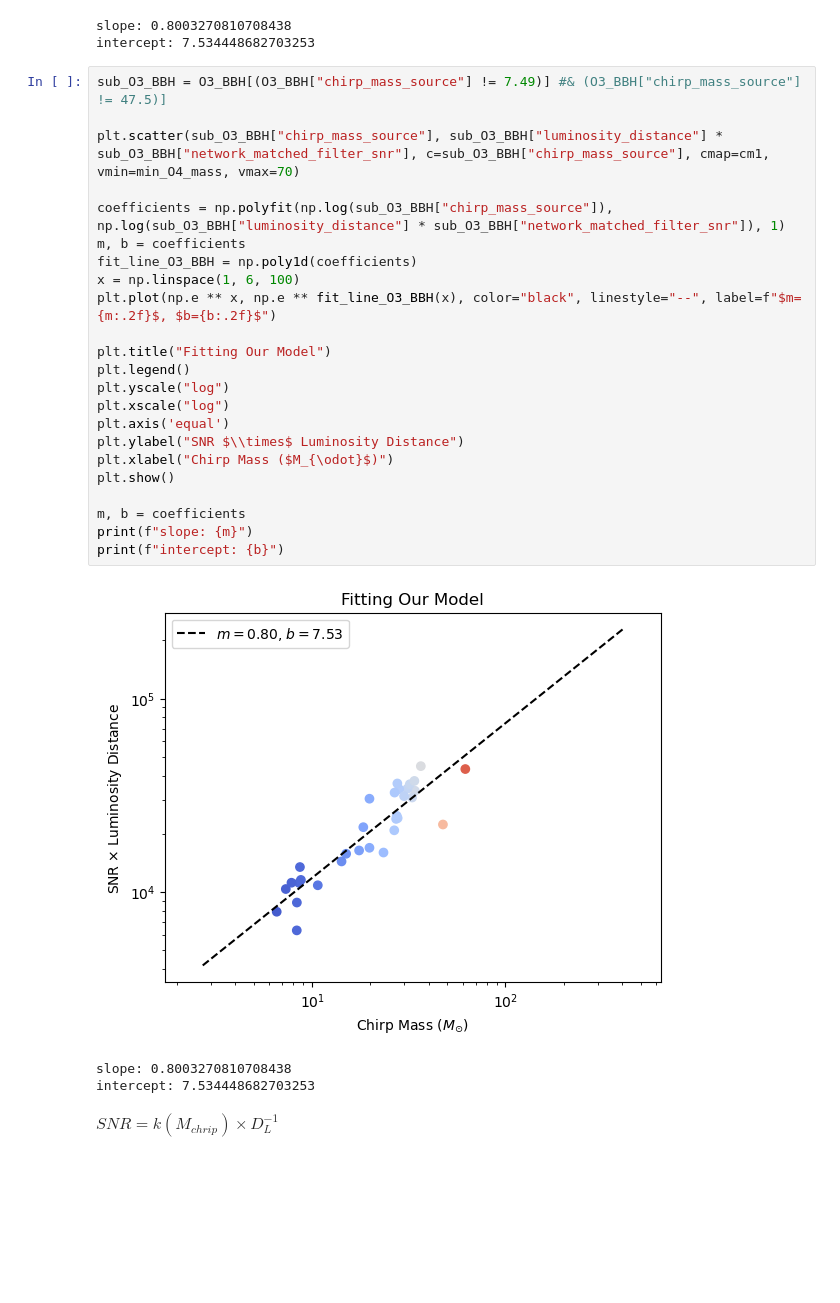
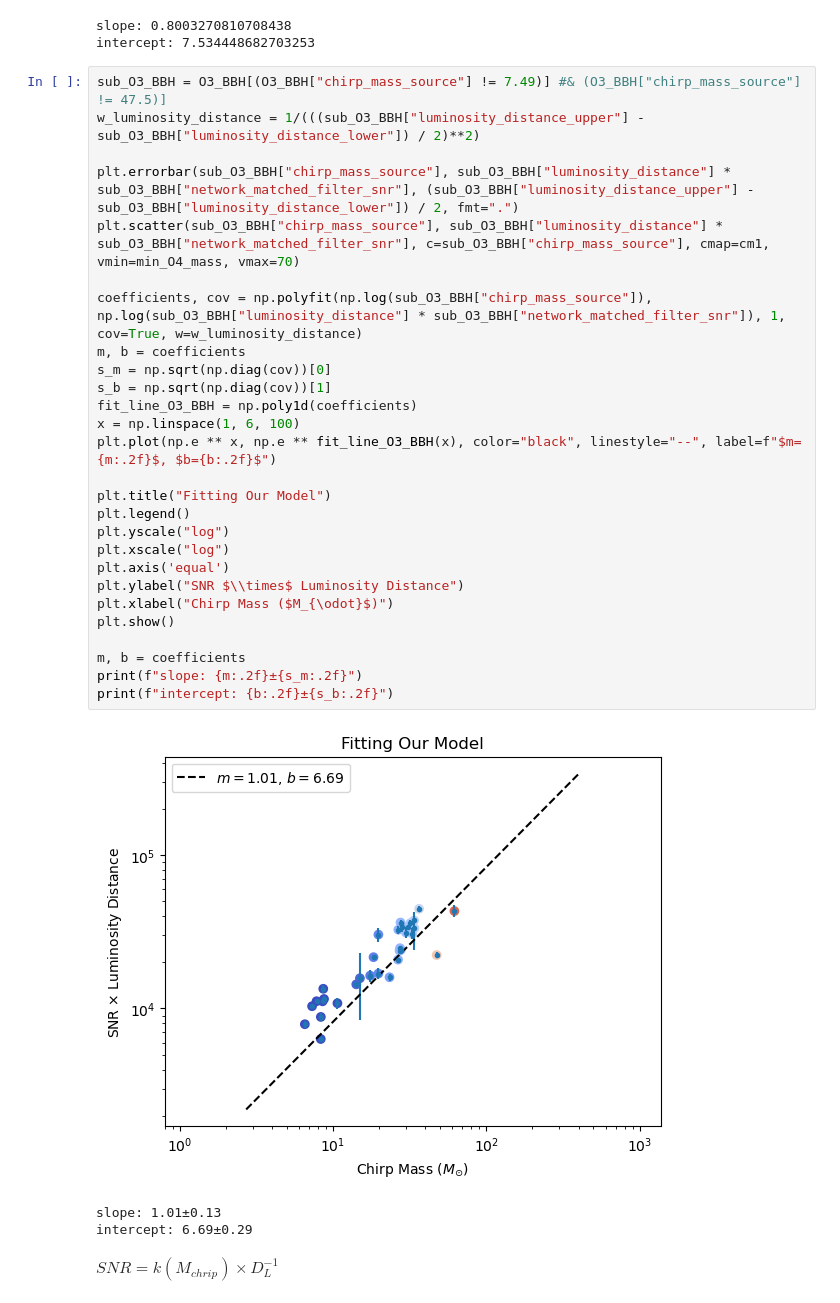
Before and after one commit to AndrewValentini/Gravitational-Waves-Research-23-24, a Jupyter notebook: Data Analysis/testing.ipynb, the cells around one changed output. Cells and saved outputs as stored; diff of their text form; blank space fills up the shorter version.

```diff
--- a/Data Analysis/testing.ipynb
+++ b/Data Analysis/testing.ipynb
@@ -318,31 +318,35 @@ slope: 0.8003270810708438
 intercept: 7.534448682703253
 # %%
 sub_O3_BBH = O3_BBH[(O3_BBH["chirp_mass_source"] != 7.49)] #& (O3_BBH["chirp_mass_source"] != 47.5)]
+w_luminosity_distance = 1/(((sub_O3_BBH["luminosity_distance_upper"] - sub_O3_BBH["luminosity_distance_lower"]) / 2)**2)
 
+plt.errorbar(sub_O3_BBH["chirp_mass_source"], sub_O3_BBH["luminosity_distance"] * sub_O3_BBH["network_matched_filter_snr"], (sub_O3_BBH["luminosity_distance_upper"] - sub_O3_BBH["luminosity_distance_lower"]) / 2, fmt=".")
 plt.scatter(sub_O3_BBH["chirp_mass_source"], sub_O3_BBH["luminosity_distance"] * sub_O3_BBH["network_matched_filter_snr"], c=sub_O3_BBH["chirp_mass_source"], cmap=cm1, vmin=min_O4_mass, vmax=70)
 
-coefficients = np.polyfit(np.log(sub_O3_BBH["chirp_mass_source"]), np.log(sub_O3_BBH["luminosity_distance"] * sub_O3_BBH["network_matched_filter_snr"]), 1)
+coefficients, cov = np.polyfit(np.log(sub_O3_BBH["chirp_mass_source"]), np.log(sub_O3_BBH["luminosity_distance"] * sub_O3_BBH["network_matched_filter_snr"]), 1, cov=True, w=w_luminosity_distance)
 m, b = coefficients
+s_m = np.sqrt(np.diag(cov))[0]
+s_b = np.sqrt(np.diag(cov))[1]
 fit_line_O3_BBH = np.poly1d(coefficients)
 x = np.linspace(1, 6, 100)
 plt.plot(np.e ** x, np.e ** fit_line_O3_BBH(x), color="black", linestyle="--", label=f"$m={m:.2f}$, $b={b:.2f}$")
 
 plt.title("Fitting Our Model")
 plt.legend()
 plt.yscale("log")
 plt.xscale("log")
 plt.axis('equal')
 plt.ylabel("SNR $\\times$ Luminosity Distance")
 plt.xlabel("Chirp Mass ($M_{\odot}$)")
 plt.show()
 
 m, b = coefficients
-print(f"slope: {m}")
-print(f"intercept: {b}")
+print(f"slope: {m:.2f}±{s_m:.2f}")
+print(f"intercept: {b:.2f}±{s_b:.2f}")
 # %% [output]
-[figure, old version]
+[figure, new version]
-slope: 0.8003270810708438
-intercept: 7.534448682703253
+slope: 1.01±0.13
+intercept: 6.69±0.29
 # %% [markdown]
 $SNR=k(M_{chrip})\times D^{-1}_L$
 # %% [markdown]
```
Also changed, not shown: parts of 11 cells of this notebook, 4 other files.
